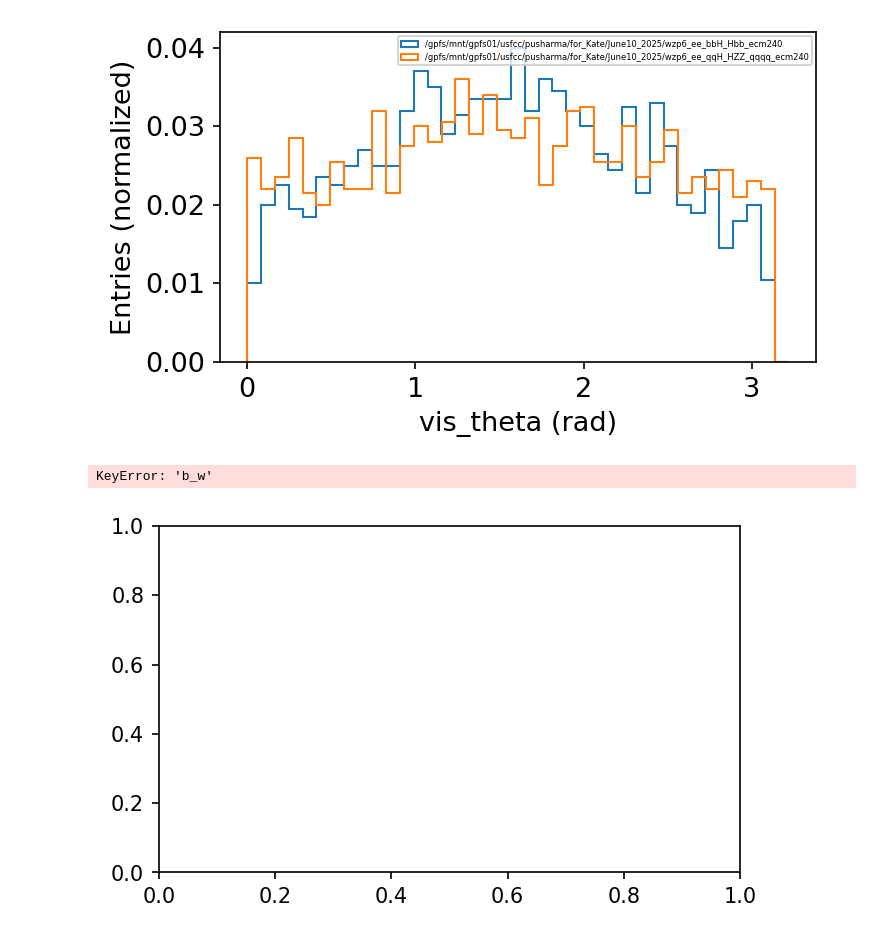
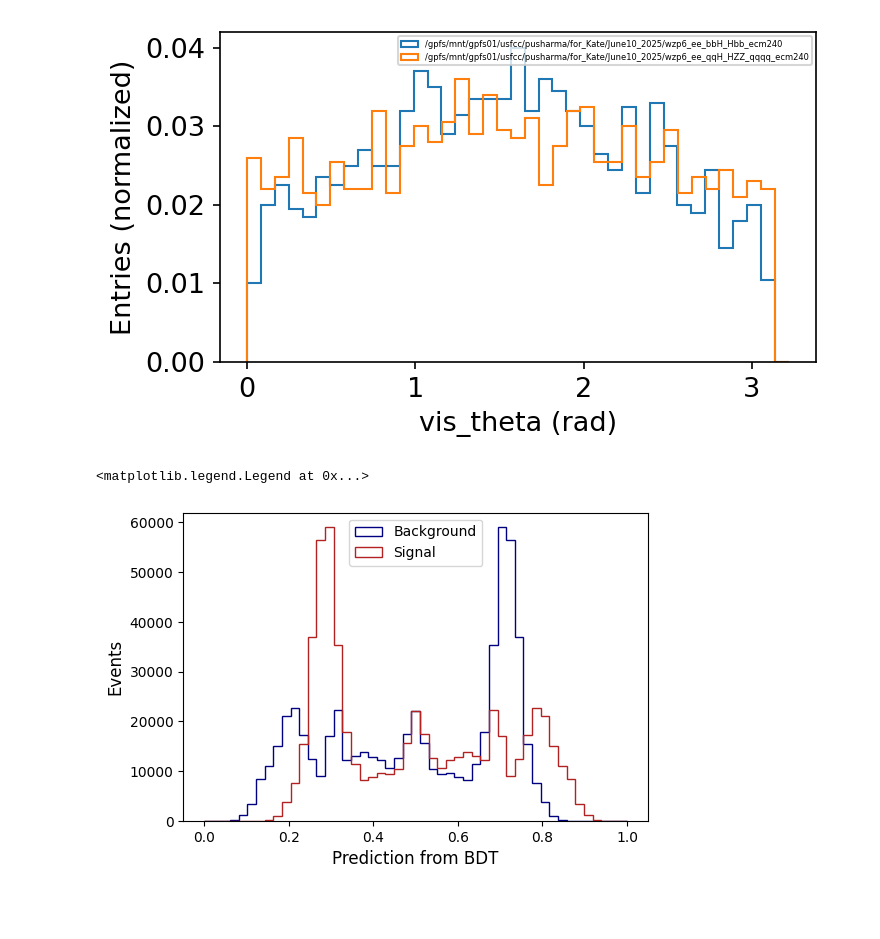
Before and after one commit to kwandrisc/SULI2025, a Jupyter notebook: Project Work.ipynb, the cells around one changed output. Drawn from its saved outputs; the diff is of its cells as text; code cells hidden in the pictures; blank space fills up the shorter version.

```diff
--- a/Project Work.ipynb
+++ b/Project Work.ipynb
@@ -412,8 +424,3 @@ Plot_Variable_Together(["/gpfs/mnt/gpfs01/usfcc/pusharma/for_Kate/June10_2025/wz
 Plot_Variable_Together(["/gpfs/mnt/gpfs01/usfcc/pusharma/for_Kate/June10_2025/wzp6_ee_bbH_Hbb_ecm240.root", "/gpfs/mnt/gpfs01/usfcc/pusharma/for_Kate/June10_2025/wzp6_ee_qqH_HZZ_qqqq_ecm240.root"], "b_vis_theta")
 # %% [output]
 [figure]
-# %%
-Plot_Variable_Together(["/gpfs/mnt/gpfs01/usfcc/pusharma/for_Kate/June10_2025/wzp6_ee_bbH_Hbb_ecm240.root", "/gpfs/mnt/gpfs01/usfcc/pusharma/for_Kate/June10_2025/wzp6_ee_qqH_HZZ_qqqq_ecm240.root"], "b_w")
-# %% [output]
-KeyError: 'b_w'
-[figure, removed]
@@ -419,0 +478,13 @@ KeyError: 'b_w'
+# %%
+prob_back = y_pred[:, 0]
+prob_sign = y_pred[:, 1]
+
+plt.figure(figsize=(6, 4))
+plt.hist(prob_back, bins=np.linspace(0,1,50), histtype='step', color='navy', label='Background')
+plt.hist(prob_sign, bins=np.linspace(0,1,50), histtype='step', color='firebrick', label='Signal')
+plt.xlabel('Prediction from BDT', fontsize=12)
+plt.ylabel('Events', fontsize=12)
+plt.legend()
+# %% [output]
+<matplotlib.legend.Legend at 0x...>
+[figure, added]
```
Also changed, not shown: parts of 7 cells of this notebook.
